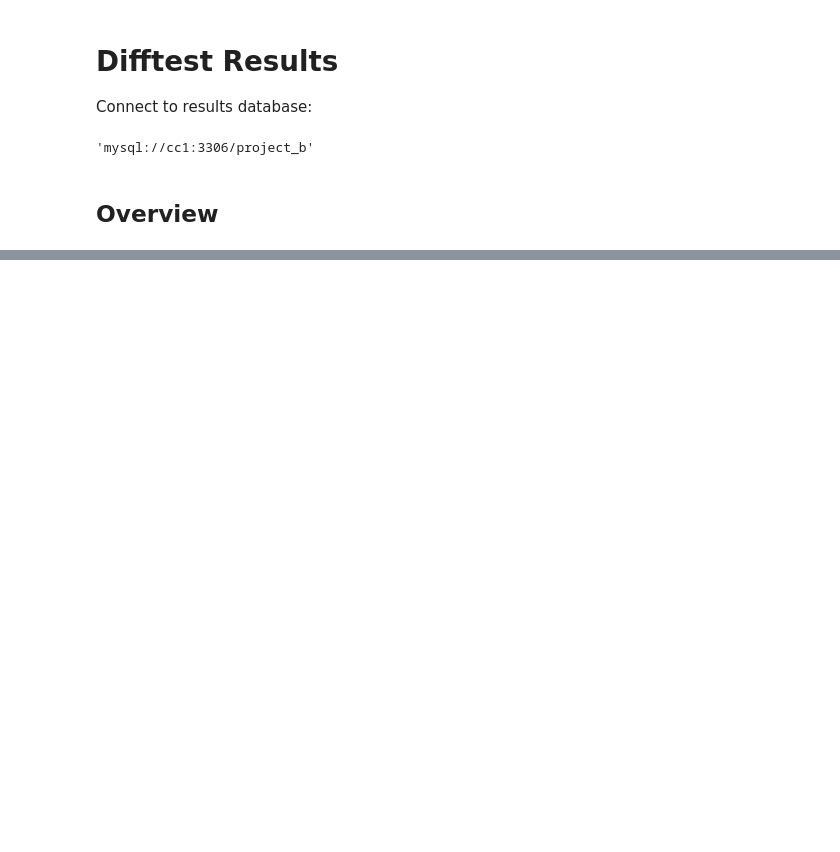
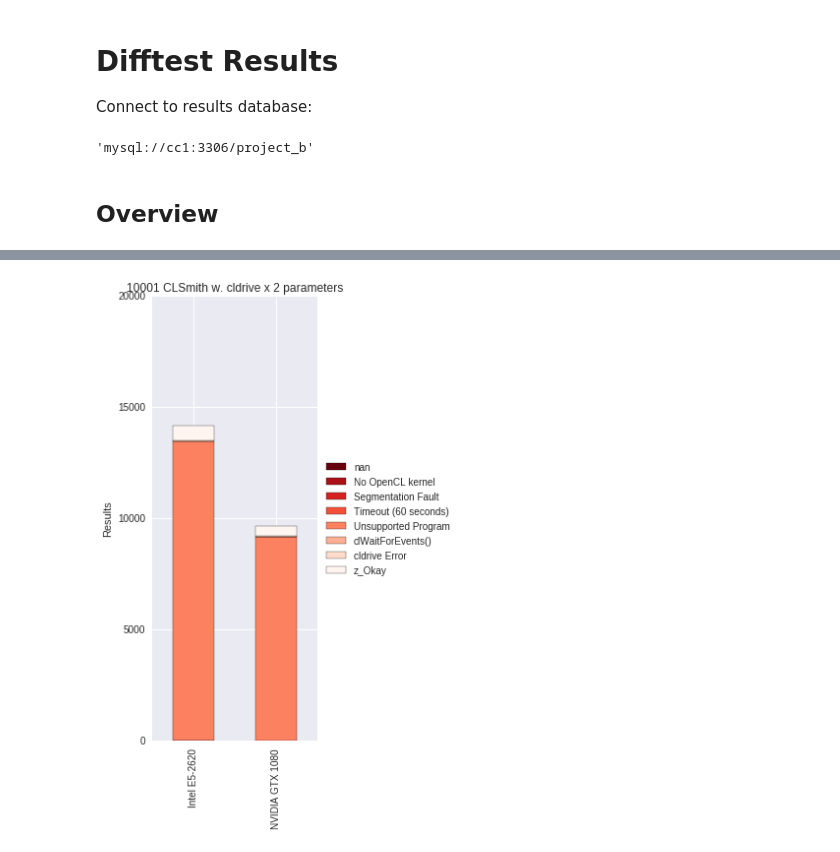
Before and after one commit to ChrisCummins/phd, a Jupyter notebook: difftest/Difftest Results.ipynb, the cells around one changed output, grey strips where cells are left out. Drawn from its saved outputs; the diff is of its cells as text; code cells hidden in the pictures; blank space fills up the shorter version.

```diff
--- a/difftest/Difftest Results.ipynb
+++ b/difftest/Difftest Results.ipynb
@@ -218,0 +326,4 @@ viz.finalise(figsize=(4.5, 8))
+# %%
+plot_outcomes(cldriveCLSmithResult, "CLSmith w. cldrive")
+# %% [output]
+[figure, added]
```
Also changed, not shown: parts of 45 cells of this notebook, 1 other file.
